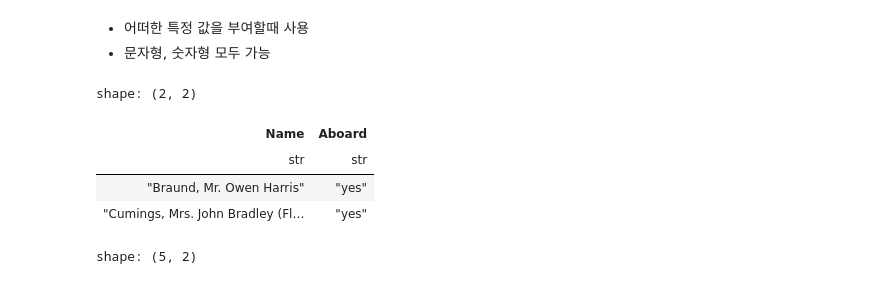
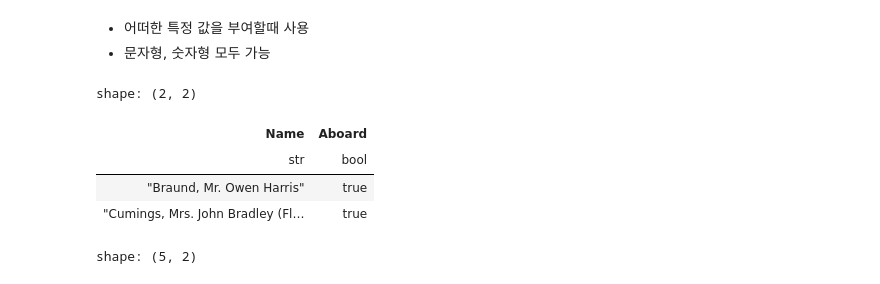
Before and after one commit to ddanghyni/SNT_GYM, a Jupyter notebook: Polars/polars-materials/notebooks/03_selecting_transformations/04-AddingANewColumn.ipynb, the cells around one changed output. Saved outputs shown, nothing was run; the diff lists cells and outputs as text; code cells hidden in the pictures.

```diff
--- a/Polars/polars-materials/notebooks/03_selecting_transformations/04-AddingANewColumn.ipynb
+++ b/Polars/polars-materials/notebooks/03_selecting_transformations/04-AddingANewColumn.ipynb
@@ -186,18 +245,18 @@ Here we add a new column called `Aboard` with a value `yes` for all passengers
 # %%
 (
     pl.read_csv(csv_file)
     .with_columns(
-        pl.lit('yes').alias('Aboard')
+        pl.lit(True).alias('Aboard')
     )
     .select(['Name','Aboard'])
     .head(2)
 )
 # %% [output]
 shape: (2, 2)
 | Name | Aboard |
-| str | str |
-| "Braund, Mr. Owen Harris" | "yes" |
-| "Cumings, Mrs. John Bradley (Fl… | "yes" |
+| str | bool |
+| "Braund, Mr. Owen Harris" | true |
+| "Cumings, Mrs. John Bradley (Fl… | true |
 # %%
 (
     pl.read_csv(csv_file)
```
Also changed, not shown: parts of 4 cells of this notebook, 2 other files.
